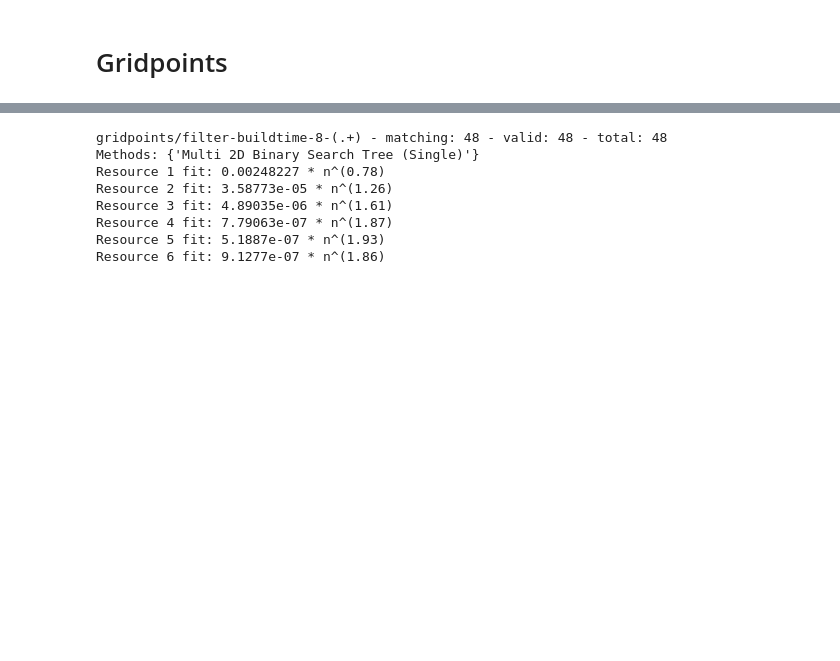
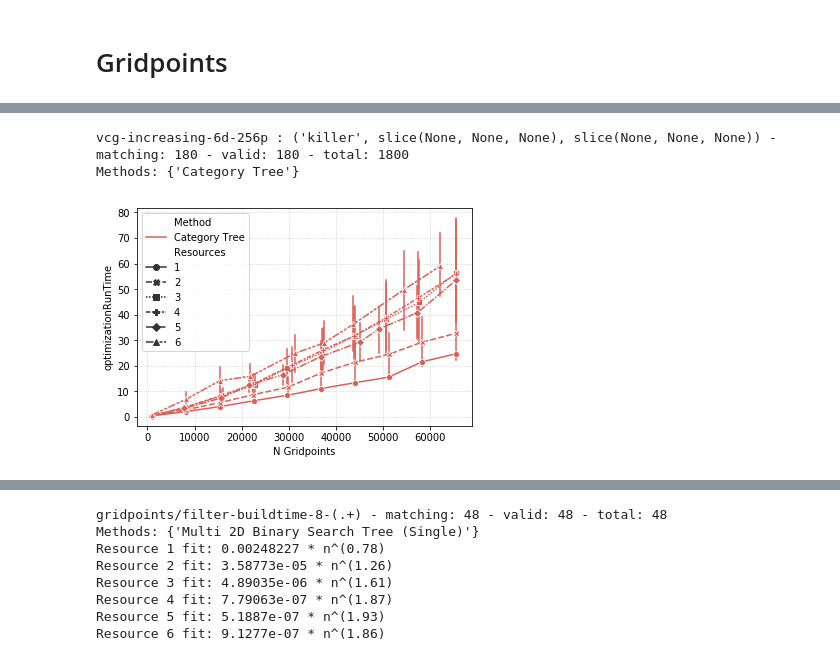
Before and after one commit to liran-funaro/jointfunc-vcg, a Jupyter notebook: notebooks/Analyze.ipynb, the cells around one changed output, grey strips where cells are left out. Drawn from its saved outputs; the diff is of its cells as text; code cells hidden in the pictures; blank space fills up the shorter version.

```diff
--- a/notebooks/Analyze.ipynb
+++ b/notebooks/Analyze.ipynb
@@ -114,0 +142,9 @@ ret['stats']
+# %%
+exp_name = 'killer'
+ds_obj = data.increasing
+df = results.plot.joint_val_gridpoints(ds_obj, exp_name, exp_suffix=slice(None),
+                                       val=('stats', 'optimizationRunTime'))
+# %% [output]
+vcg-increasing-6d-256p : ('killer', slice(None, None, None), slice(None, None, None)) - matching: 180 - valid: 180 - total: 1800
+Methods: {'Category Tree'}
+[figure, added]
```
Also changed, not shown: parts of 14 cells of this notebook, 8 other files.
